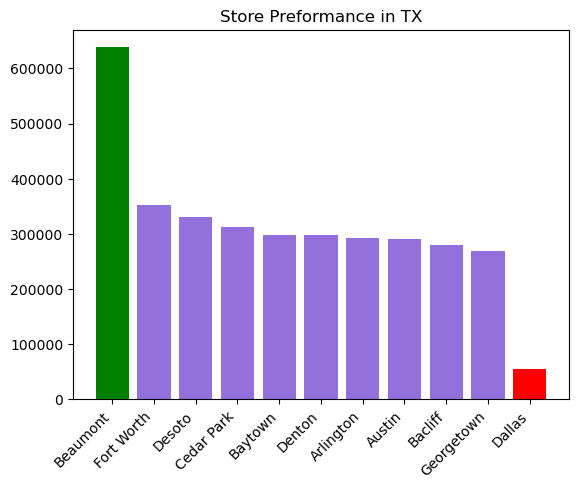
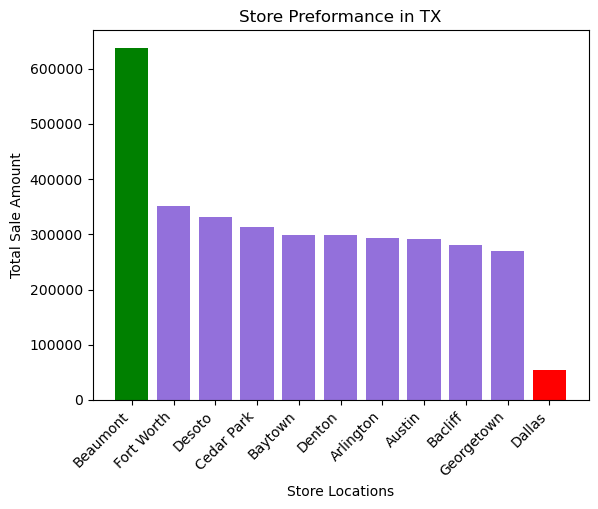
Unified diff of the notebook cell whose output changed from the first chart to the second:
--- before
+++ after
@@ -7,4 +7,8 @@
                                                                           for v in TexasPerf['Sale Amount'] ]) # to change color of bar to show
                                                                                                                 # highest and lowest store
+
+plt.xlabel('Store Locations')
+plt.ylabel('Total Sale Amount')
 plt.xticks(rotation=45, ha='right', fontsize=10) # make the store names easy to read
 plt.show()
+plt.savefig('Store Preformace in TX.png')

Commit: finished capstone questions